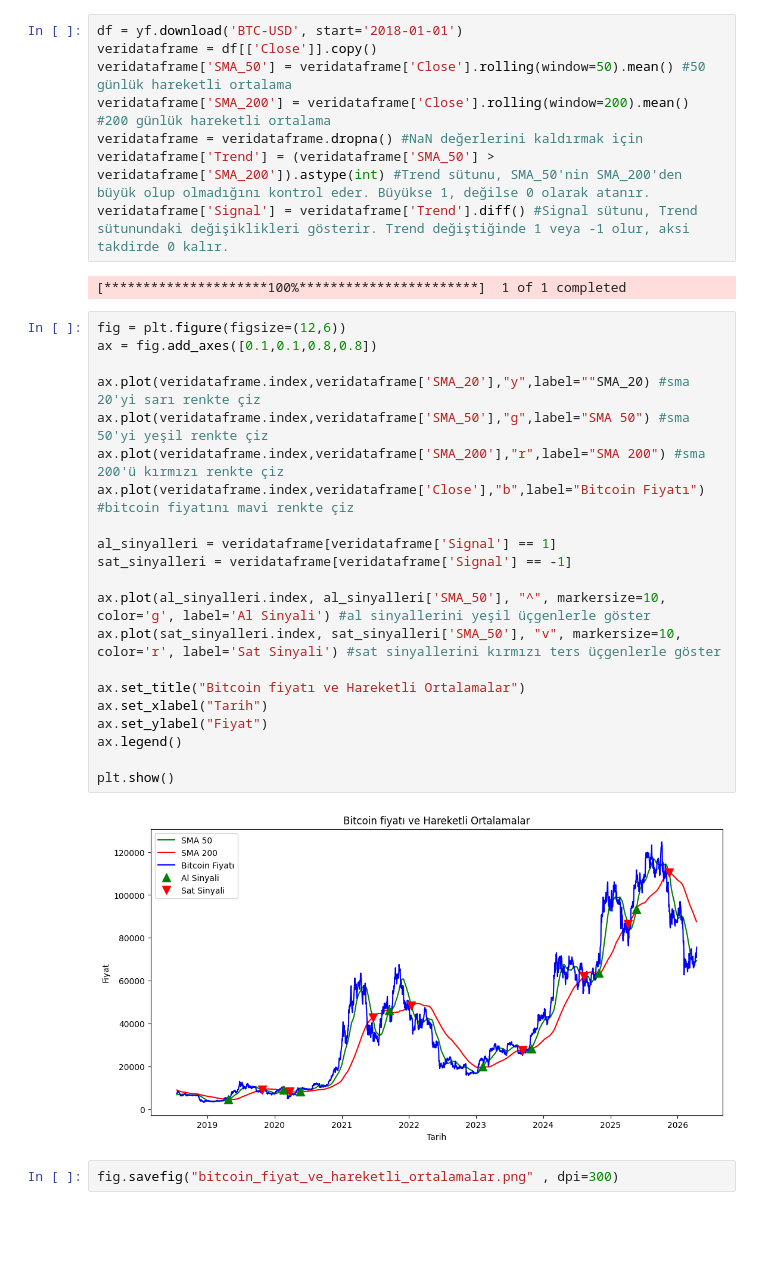
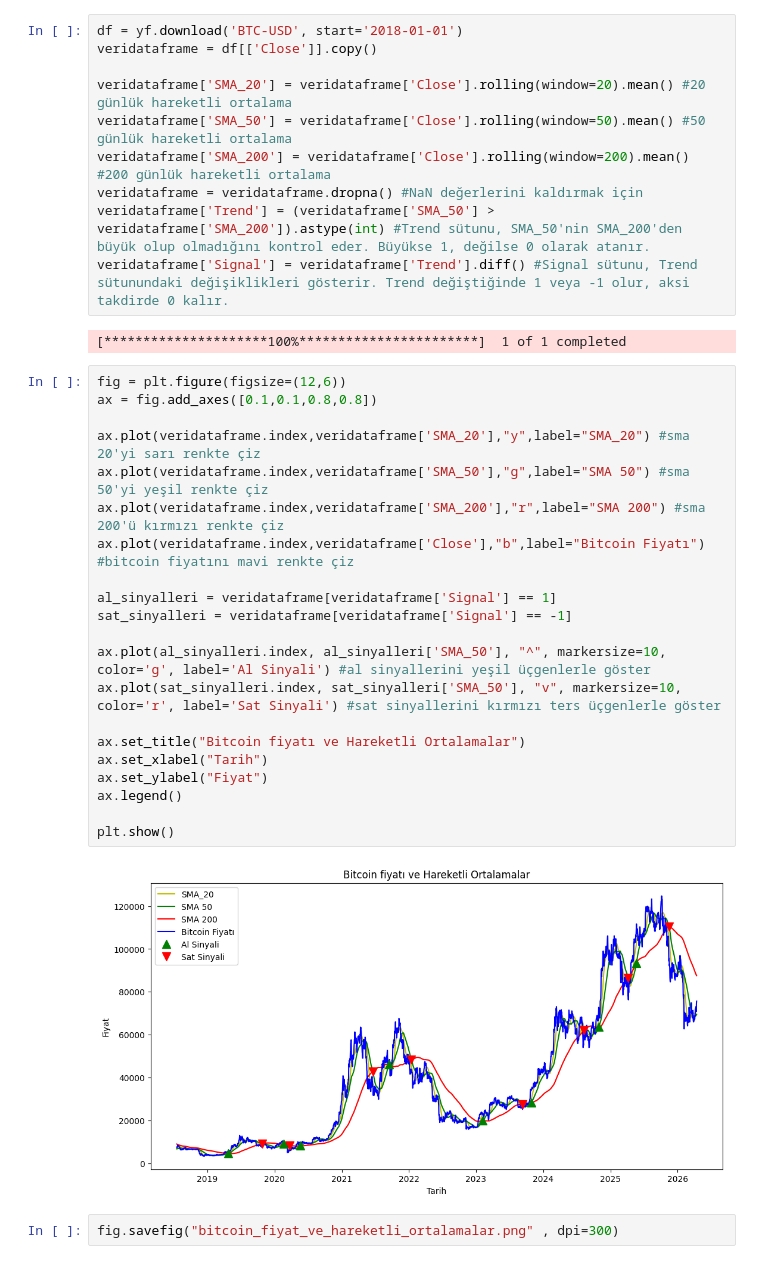
Before and after one commit to windlok/kripto-para-piyasas-analizi-ve-strateji-testi, a Jupyter notebook: main.ipynb, the cells around one changed output. Saved outputs shown, nothing was run; the diff lists cells and outputs as text; blank space fills up the shorter version.

```diff
--- a/main.ipynb
+++ b/main.ipynb
@@ -7,6 +7,8 @@ import yfinance as yf
 # %%
 df = yf.download('BTC-USD', start='2018-01-01')
 veridataframe = df[['Close']].copy()
+
+veridataframe['SMA_20'] = veridataframe['Close'].rolling(window=20).mean() #20 günlük hareketli ortalama
 veridataframe['SMA_50'] = veridataframe['Close'].rolling(window=50).mean() #50 günlük hareketli ortalama
 veridataframe['SMA_200'] = veridataframe['Close'].rolling(window=200).mean() #200 günlük hareketli ortalama
 veridataframe = veridataframe.dropna() #NaN değerlerini kaldırmak için
@@ -17,25 +19,25 @@ veridataframe['Signal'] = veridataframe['Trend'].diff() #Signal sütunu, Trend s
 # %%
 fig = plt.figure(figsize=(12,6))
 ax = fig.add_axes([0.1,0.1,0.8,0.8])
 
-ax.plot(veridataframe.index,veridataframe['SMA_20'],"y",label=""SMA_20) #sma 20'yi sarı renkte çiz
+ax.plot(veridataframe.index,veridataframe['SMA_20'],"y",label="SMA_20") #sma 20'yi sarı renkte çiz
 ax.plot(veridataframe.index,veridataframe['SMA_50'],"g",label="SMA 50") #sma 50'yi yeşil renkte çiz
 ax.plot(veridataframe.index,veridataframe['SMA_200'],"r",label="SMA 200") #sma 200'ü kırmızı renkte çiz
 ax.plot(veridataframe.index,veridataframe['Close'],"b",label="Bitcoin Fiyatı") #bitcoin fiyatını mavi renkte çiz
 
 al_sinyalleri = veridataframe[veridataframe['Signal'] == 1]
 sat_sinyalleri = veridataframe[veridataframe['Signal'] == -1]
 
 ax.plot(al_sinyalleri.index, al_sinyalleri['SMA_50'], "^", markersize=10, color='g', label='Al Sinyali') #al sinyallerini yeşil üçgenlerle göster
 ax.plot(sat_sinyalleri.index, sat_sinyalleri['SMA_50'], "v", markersize=10, color='r', label='Sat Sinyali') #sat sinyallerini kırmızı ters üçgenlerle göster
 
 ax.set_title("Bitcoin fiyatı ve Hareketli Ortalamalar")
 ax.set_xlabel("Tarih")
 ax.set_ylabel("Fiyat")
 ax.legend()
 
 plt.show()
 # %% [output]
-[figure, old version]
+[figure, new version]
 # %%
 fig.savefig("bitcoin_fiyat_ve_hareketli_ortalamalar.png" , dpi=300)
```
Also changed, not shown: 3 other files.
